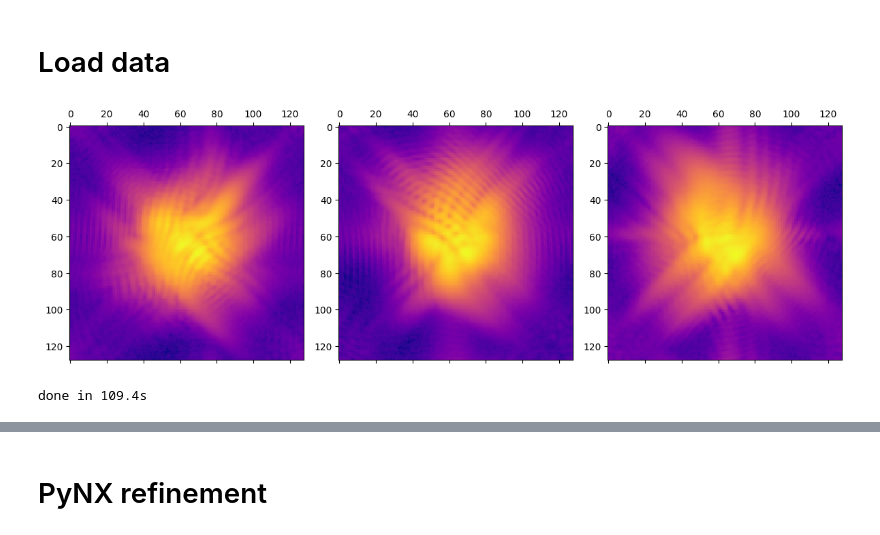
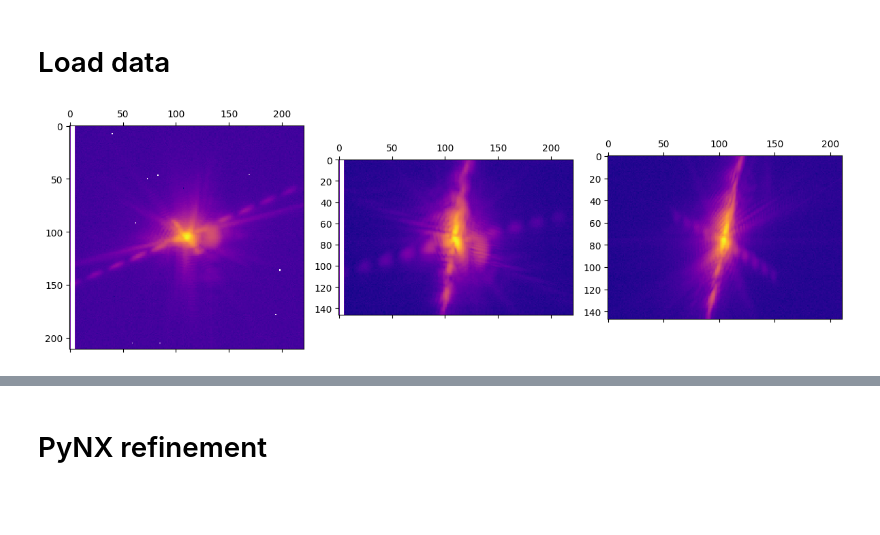
Before and after one commit to matteomasto/convexad_jax, a Jupyter notebook: notebooks/ConvexAD_JAX.ipynb, the cells around one changed output, grey strips where cells are left out. Drawn from its saved outputs; the diff is of its cells as text; code cells hidden in the pictures; blank space fills up the shorter version.

```diff
--- a/notebooks/ConvexAD_JAX.ipynb
+++ b/notebooks/ConvexAD_JAX.ipynb
@@ -25,38 +27,49 @@ from scipy.fft import fftshift, ifftshift, fftn, ifftn
 # %% [markdown]
 # Load data
 # %%
-Iobs = np.load("../../ad_github/notebooks/data_prova.npz")["I"].astype(np.float32)
-Iobs = np.load("../../paper/sim_tests/vary_phase_range/phase_range.npz")['Is'][9]
+# Iobs = np.load("../../ad_github/notebooks/data_prova.npz")["I"].astype(np.float32)
+# Iobs = np.load("../../paper/sim_tests/vary_phase_range/phase_range.npz")['Is'][9]
+
+# Twins
+path = '../../twins/scan229_twin_20260120.npz'
+data = np.load(path)
+Iobs = data['I']
+
+# # Concave
+# filename = '/data/id01/inhouse/bellec/software/sharedipynb/Matteo/Detector_gap/3D_prediction/Matteo_tests/Jerome_Carnis/BCDI_reconstruction/preprocessed_data_s7/dataset_S2227_scan_2227.npz'
+# file = np.load(filename)
+# Iobs = file['data']
+
+
+
 key = jax.random.PRNGKey(0)
 
 plot_3D_projections(Iobs)
 # %% [output]
-[figure, old version]
+[figure, new version]
 # %%
 # Solve PR
 # %%
-t0 = time.time()
-result = reconstruct(
-    key,
-    Iobs,
-    n_restarts = 32,
-    N=128,
-    size_factor=4.0,
-    eps=0.9,
-    alpha=0.0,
-    beta=0.0,
-    metric="mae",
-    phase_type="displacement",
-    phase_kwargs={'hkl': [2,2,2]},
-    support_type="single",
-    # support_kwargs={'M_parts': 3, 'N_per_part': 32},
-    optimizer="adam",
-    max_steps=1000,
-    tol=1e-6,
-    memory_size=10,
-    learning_rate=0.05,
-    grid_shape=None,
-)
-print(f"done in {time.time() - t0:.1f}s")
+# t0 = time.time()
+# result = reconstruct(
+#     key,
+#     Iobs,
+#     n_restarts = 32,
+#     N=128,
+#     size_factor=4.0,
+#     eps=0.9,
+#     alpha=0.0,
+#     beta=0.0,
+#     metric="mae",
+#     phase_type="displacement",
+#     phase_kwargs={'hkl': [2,2,2]},
+#     support_type="single",
+#     # support_kwargs={'M_parts': 3, 'N_per_part': 32},
+#     optimizer="adam",
+#     max_steps=800,
+#     tol=1e-6,
+#     memory_size=10,
+#     learning_rate=0.05,
+#     grid_shape=None,
+# )
+# print(f"done in {time.time() - t0:.1f}s")
-# %% [output]
-done in 109.4s
```
Also changed, not shown: parts of 8 cells of this notebook, 1 other file.
